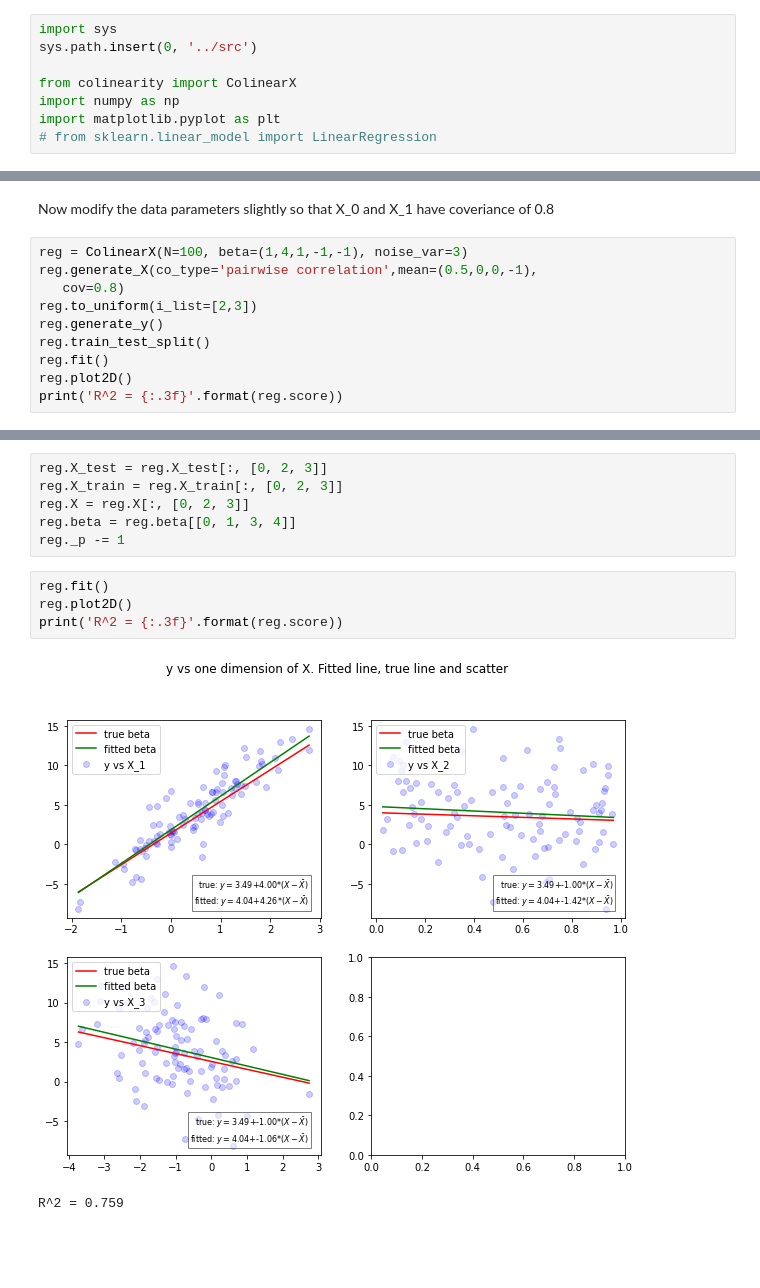
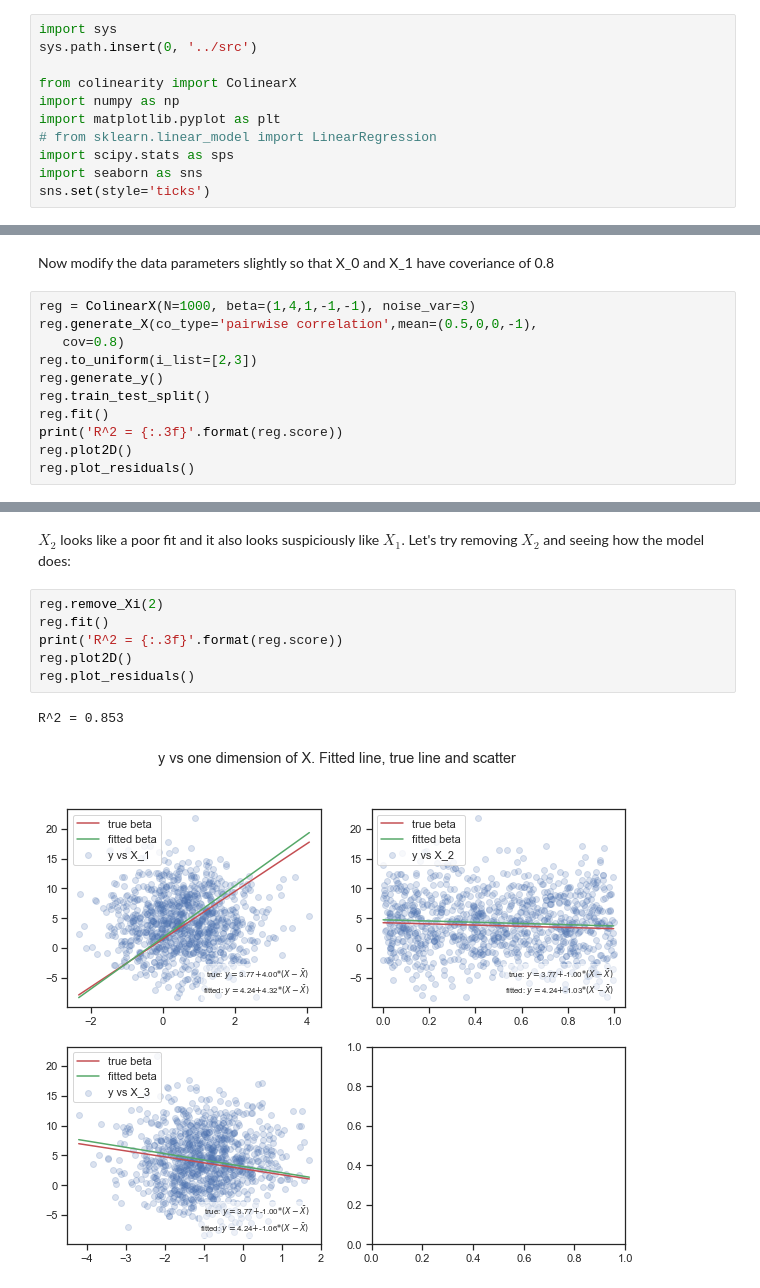
Before and after one commit to alexxcollins/AI_INM702_collab, a Jupyter notebook: nb/collinearity.ipynb, the cells around one changed output, grey strips where cells are left out. Cells and saved outputs as stored; diff of their text form; blank space fills up the shorter version.

```diff
--- a/nb/collinearity.ipynb
+++ b/nb/collinearity.ipynb
@@ -23,3 +29,6 @@ from colinearity import ColinearX
 import numpy as np
 import matplotlib.pyplot as plt
 # from sklearn.linear_model import LinearRegression
+import scipy.stats as sps
+import seaborn as sns
+sns.set(style='ticks')
@@ -41,13 +54,14 @@ R^2 = 0.919
 # %% [markdown]
 Now modify the data parameters slightly so that X_0 and X_1 have coveriance of 0.8
 # %%
-reg = ColinearX(N=100, beta=(1,4,1,-1,-1), noise_var=3)
+reg = ColinearX(N=1000, beta=(1,4,1,-1,-1), noise_var=3)
 reg.generate_X(co_type='pairwise correlation',mean=(0.5,0,0,-1),
    cov=0.8)
 reg.to_uniform(i_list=[2,3])
 reg.generate_y()
 reg.train_test_split()
 reg.fit()
+print('R^2 = {:.3f}'.format(reg.score))
 reg.plot2D()
-print('R^2 = {:.3f}'.format(reg.score))
+reg.plot_residuals()
 # %% [output]
@@ -56,13 +71,11 @@ R^2 = 0.755
-# %%
-reg.X_test = reg.X_test[:, [0, 2, 3]]
-reg.X_train = reg.X_train[:, [0, 2, 3]]
-reg.X = reg.X[:, [0, 2, 3]]
-reg.beta = reg.beta[[0, 1, 3, 4]]
-reg._p -= 1
+# %% [markdown]
+$X_2$ looks like a poor fit and it also looks suspiciously like $X_1$. Let's try removing $X_2$ and seeing how the model does:
 # %%
+reg.remove_Xi(2)
 reg.fit()
+print('R^2 = {:.3f}'.format(reg.score))
 reg.plot2D()
-print('R^2 = {:.3f}'.format(reg.score))
+reg.plot_residuals()
 # %% [output]
+R^2 = 0.853
-[figure, old version]
+[figure, new version]
-R^2 = 0.759
```
Also changed, not shown: parts of 6 cells of this notebook, 7 other files.
